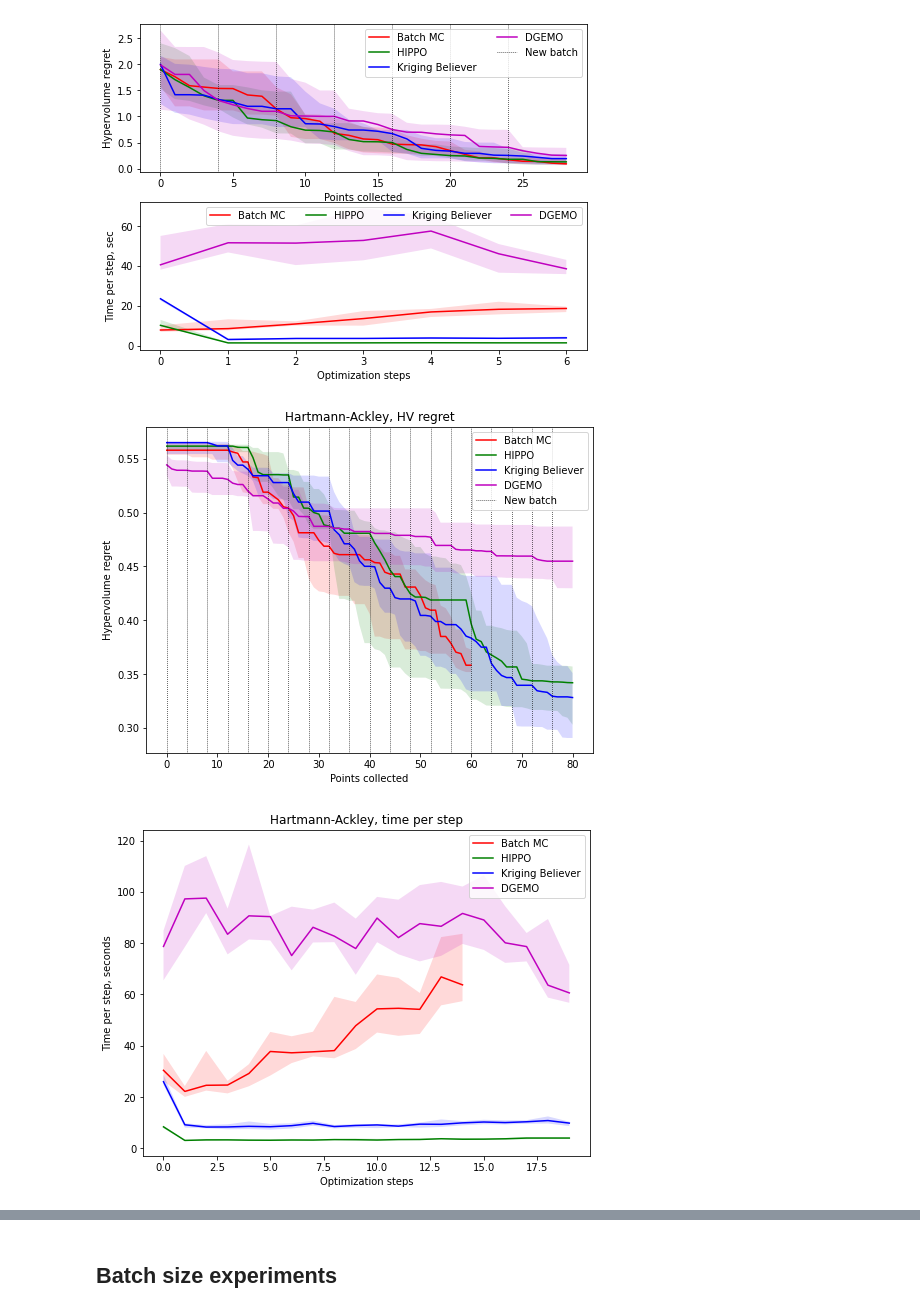
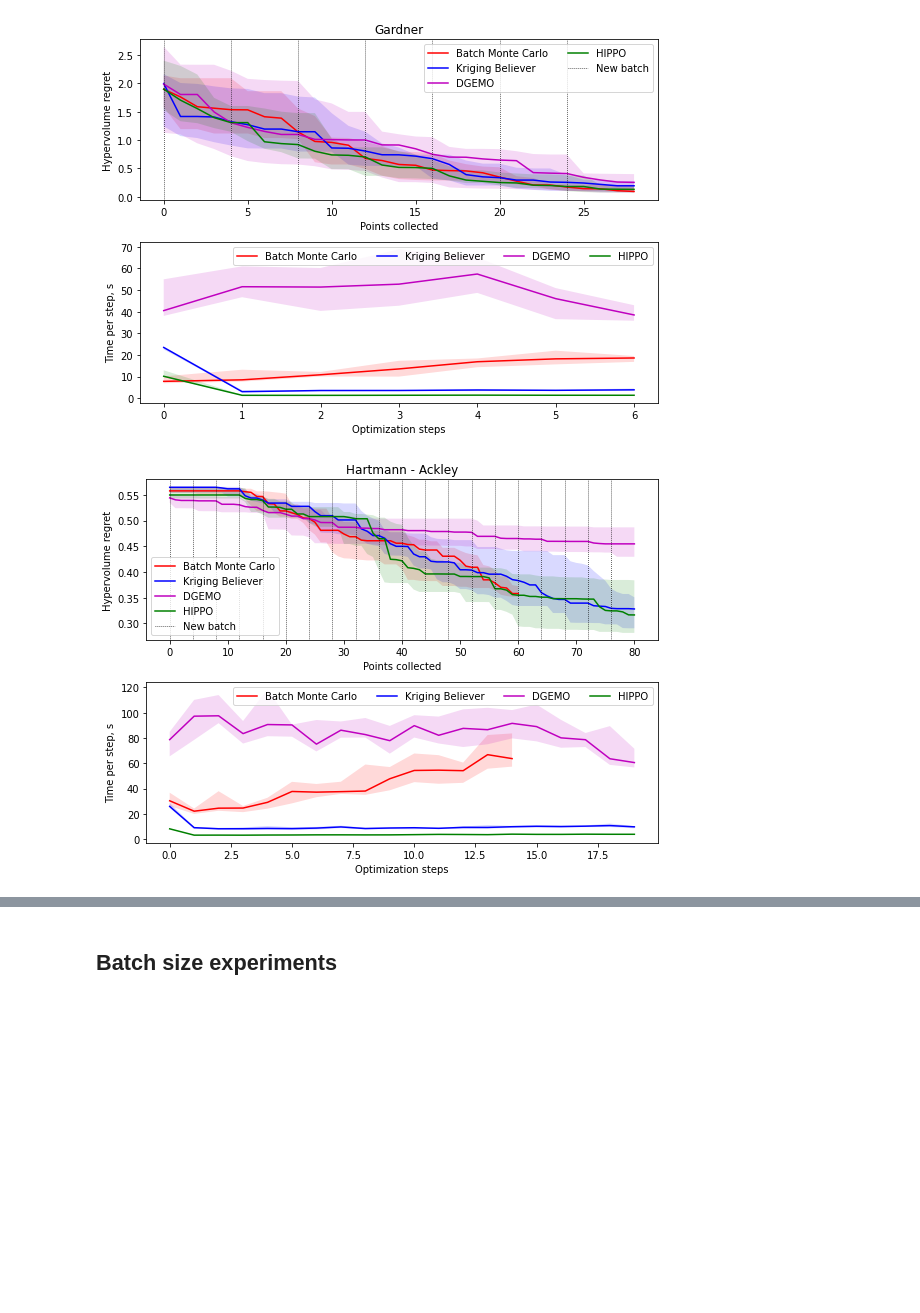
Before and after one commit to apaleyes/trieste, a Jupyter notebook: docs/notebooks/mo_lp/plot_results.ipynb, the cells around one changed output, grey strips where cells are left out. Cells and saved outputs as stored; diff of their text form; code cells hidden in the pictures; blank space fills up the shorter version.

```diff
--- a/docs/notebooks/mo_lp/plot_results.ipynb
+++ b/docs/notebooks/mo_lp/plot_results.ipynb
@@ -12,11 +15,11 @@ def plot_median_quantiles(x, y, color, label):
     plt.fill_between(x, np.quantile(y, q=0.25, axis=0), np.quantile(y, q=0.75, axis=0), facecolor=color, alpha=0.15)
     plt.plot(x, np.median(y, axis=0), c=color, label=label)
 # %%
-save_files = False
+save_files = True
 
 def save_plot(name, save_this_one=False):
     if save_files or save_this_one:
-        plt.savefig(f'{name}.eps', format='eps')
+        plt.savefig(f'{name}.pdf')
 # %%
 plt.rcParams["figure.figsize"] = (8, 6)
 # %%
@@ -83,14 +86,14 @@ fig, (ax1, ax2) = plt.subplots(2, 1)
 x = range(n_query_points * n_optimization_steps + 1)
 
 plt.axes(ax1)
-plot_median_quantiles(x, batch_mc_hv_regret, 'r', 'Batch MC')
-plot_median_quantiles(x, hippo_hv_regret, 'g', 'HIPPO')
+plot_median_quantiles(x, batch_mc_hv_regret, 'r', 'Batch Monte Carlo')
 plot_median_quantiles(x, kb_hv_regret, 'b', 'Kriging Believer')
 plot_median_quantiles(x, dgemo_hv_regret, 'm', 'DGEMO')
+plot_median_quantiles(x, hippo_hv_regret, 'g', 'HIPPO')
 plt.axvline(x=0, c='k', ls=':', lw=0.75, label="New batch")
 for xc in range(n_query_points, n_query_points * n_optimization_steps, n_query_points):
     plt.axvline(x=xc, c='k', ls=':', lw=0.75)
-# plt.title("Gardner, HV regret")
+plt.title("Gardner")
 plt.xlabel("Points collected")
 plt.ylabel("Hypervolume regret")
 plt.legend(ncol=2)
@@ -101,18 +104,20 @@ plt.legend(ncol=2)
 x = range(n_optimization_steps)
 
 plt.axes(ax2)
-plot_median_quantiles(x, batch_mc_time, 'r', 'Batch MC')
-plot_median_quantiles(x, hippo_time, 'g', 'HIPPO')
+plot_median_quantiles(x, batch_mc_time, 'r', 'Batch Monte Carlo')
 plot_median_quantiles(x, kb_time, 'b', 'Kriging Believer')
 plot_median_quantiles(x, dgemo_time, 'm', 'DGEMO')
+plot_median_quantiles(x, hippo_time, 'g', 'HIPPO')
 # plt.title("Gardner, time per step")
 plt.xlabel("Optimization steps")
-plt.ylabel("Time per step, sec")
+plt.ylabel("Time per step, s")
 plt.legend(ncol=4, loc="upper right")
+
+fig.tight_layout()
 save_plot('gardner')
 plt.show()
 # %% [output]
-[figure, old version]
+[figure, new version]
 # %%
 batch_mc_hv_regret = np.loadtxt("results/BatchMC_Hartmann-Ackley-Scaled_n_initial_points_6_n_query_points_4_n_optimization_steps_15_n_repeats_10_seed_None", delimiter=",")
 hippo_hv_regret = np.loadtxt("results/HIPPO_Hartmann-Ackley-Scaled_n_initial_points_6_n_query_points_4_n_optimization_steps_20_n_repeats_10_seed_None", delimiter=",")
@@ -121,44 +126,47 @@ dgemo_hv_regret = np.loadtxt("results/DGEMO_ha_n_initial_points_6_n_query_points
 
 batch_mc_time = np.loadtxt("results/BatchMC_Hartmann-Ackley-Scaled_n_initial_points_6_n_query_points_4_n_optimization_steps_15_n_repeats_10_seed_None_time", delimiter=",")
 hippo_time = np.loadtxt("results/HIPPO_Hartmann-Ackley-Scaled_n_initial_points_6_n_query_points_4_n_optimization_steps_20_n_repeats_10_seed_None_time", delimiter=",")
 kb_time = np.loadtxt("results/KB_Hartmann-Ackley-Scaled_n_initial_points_6_n_query_points_4_n_optimization_steps_20_n_repeats_10_seed_None_time", delimiter=",")
 dgemo_time = np.loadtxt("results/DGEMO_ha_n_initial_points_6_n_query_points_4_n_optimization_steps_20_n_repeats_10_seed_None_time", delimiter=",")
 
 n_query_points = 4
 n_optimization_steps = 20
 
 
 # regret
 x = range(n_query_points * n_optimization_steps + 1)
 
-plot_median_quantiles(x[:15*n_query_points+1], batch_mc_hv_regret, 'r', 'Batch MC')
-plot_median_quantiles(x, hippo_hv_regret, 'g', 'HIPPO')
+fig, (ax1, ax2) = plt.subplots(2, 1)
+
+plt.axes(ax1)
+plot_median_quantiles(x[:15*n_query_points+1], batch_mc_hv_regret, 'r', 'Batch Monte Carlo')
 plot_median_quantiles(x, kb_hv_regret, 'b', 'Kriging Believer')
 plot_median_quantiles(x, dgemo_hv_regret, 'm', 'DGEMO')
+plot_median_quantiles(x, hippo_hv_regret, 'g', 'HIPPO')
 plt.axvline(x=0, c='k', ls=':', lw=0.75, label="New batch")
 for xc in range(n_query_points, n_query_points * n_optimization_steps, n_query_points):
     plt.axvline(x=xc, c='k', ls=':', lw=0.75)
-plt.title("Hartmann-Ackley, HV regret")
+plt.title("Hartmann - Ackley")
 plt.xlabel("Points collected")
 plt.ylabel("Hypervolume regret")
 plt.legend()
-save_plot('hartmann-ackley_hv_regret')
-plt.show()
 
 # time per step
 x = range(n_optimization_steps)
 
-plot_median_quantiles(x[:15], batch_mc_time, 'r', 'Batch MC')
-plot_median_quantiles(x, hippo_time, 'g', 'HIPPO')
+plt.axes(ax2)
+plot_median_quantiles(x[:15], batch_mc_time, 'r', 'Batch Monte Carlo')
 plot_median_quantiles(x, kb_time, 'b', 'Kriging Believer')
 plot_median_quantiles(x, dgemo_time, 'm', 'DGEMO')
-plt.title("Hartmann-Ackley, time per step")
+plot_median_quantiles(x, hippo_time, 'g', 'HIPPO')
+# plt.title("Hartmann-Ackley, time per step")
 plt.xlabel("Optimization steps")
-plt.ylabel("Time per step, seconds")
-plt.legend()
-save_plot('hartmann-ackley_time')
+plt.ylabel("Time per step, s")
+plt.legend(ncol=4)
+
+fig.tight_layout()
+save_plot('hartmann-ackley')
 plt.show()
 # %% [output]
-[figure, old version]
+[figure, new version]
-[figure, removed]
 # %%
```
Also changed, not shown: parts of 8 cells of this notebook, 13 other files.
